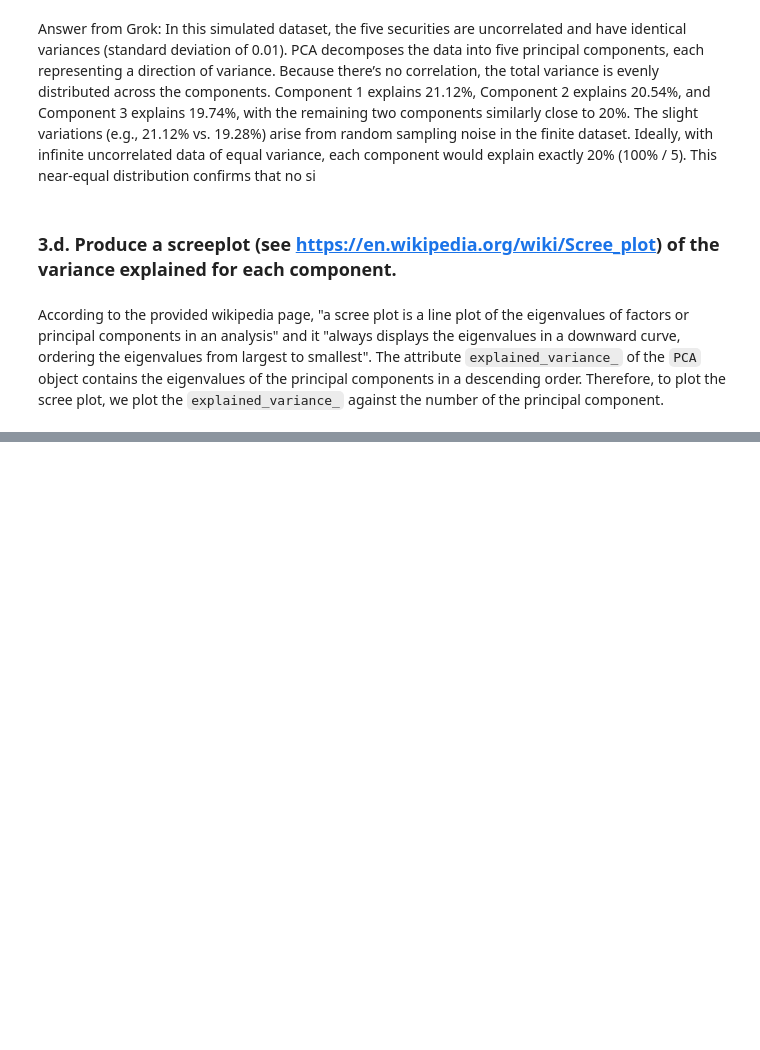
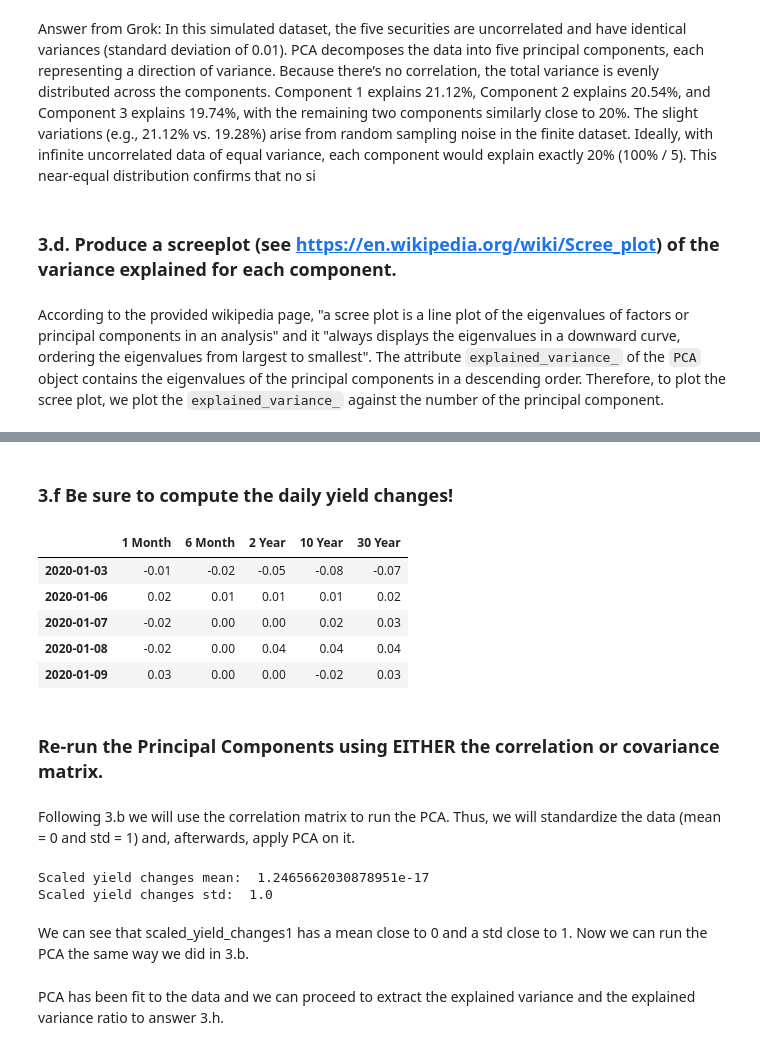
Before and after one commit to henriquemenegaz/wqu-fd-gw, a Jupyter notebook: GW1/task3.ipynb, the cells around one changed output, grey strips where cells are left out. Saved outputs shown, nothing was run; the diff lists cells and outputs as text; code cells hidden in the pictures; blank space fills up the shorter version.

```diff
--- a/GW1/task3.ipynb
+++ b/GW1/task3.ipynb
@@ -113,0 +206,31 @@ plt.show()
+# %% [markdown]
+### 3.f Be sure to compute the daily yield changes!
+# %%
+# Calculate daily yield changes and drop the first row with missing values
+yield_changes2 = yields.diff().dropna()
+
+# Display the first few rows of yield changes
+yield_changes2.head()
+# %% [output]
+|  | 1 Month | 6 Month | 2 Year | 10 Year | 30 Year |
+| 2020-01-03 | -0.01 | -0.02 | -0.05 | -0.08 | -0.07 |
+| 2020-01-06 | 0.02 | 0.01 | 0.01 | 0.01 | 0.02 |
+| 2020-01-07 | -0.02 | 0.00 | 0.00 | 0.02 | 0.03 |
+| 2020-01-08 | -0.02 | 0.00 | 0.04 | 0.04 | 0.04 |
+| 2020-01-09 | 0.03 | 0.00 | 0.00 | -0.02 | 0.03 |
+# %% [markdown]
+### Re-run the Principal Components using EITHER the correlation or covariance matrix.
+# %% [markdown]
+Following 3.b we will use the correlation matrix to run the PCA. Thus, we will standardize the data (mean = 0 and std = 1) and, afterwards, apply PCA on it.
+# %%
+# Instantiate the scaler
+scaler2 = StandardScaler()
+# Fit and transform the data
+scaled_yield_changes2 = scaler2.fit_transform(yield_changes2)
+print('Scaled yield changes mean: ', scaled_yield_changes2.mean())
+print('Scaled yield changes std: ', scaled_yield_changes2.std())
+# %% [output]
+Scaled yield changes mean:  1.2465662030878951e-17
+Scaled yield changes std:  1.0
+# %% [markdown]
+We can see that scaled_yield_changes1 has a mean close to 0 and a std close to 1. Now we can run the PCA the same way we did in 3.b.
@@ -113,0 +242,2 @@ plt.show()
+# %% [markdown]
+PCA has been fit to the data and we can proceed to extract the explained variance and the explained variance ratio to answer 3.h.
```
Also changed, not shown: parts of 25 cells of this notebook, 3 other files.
